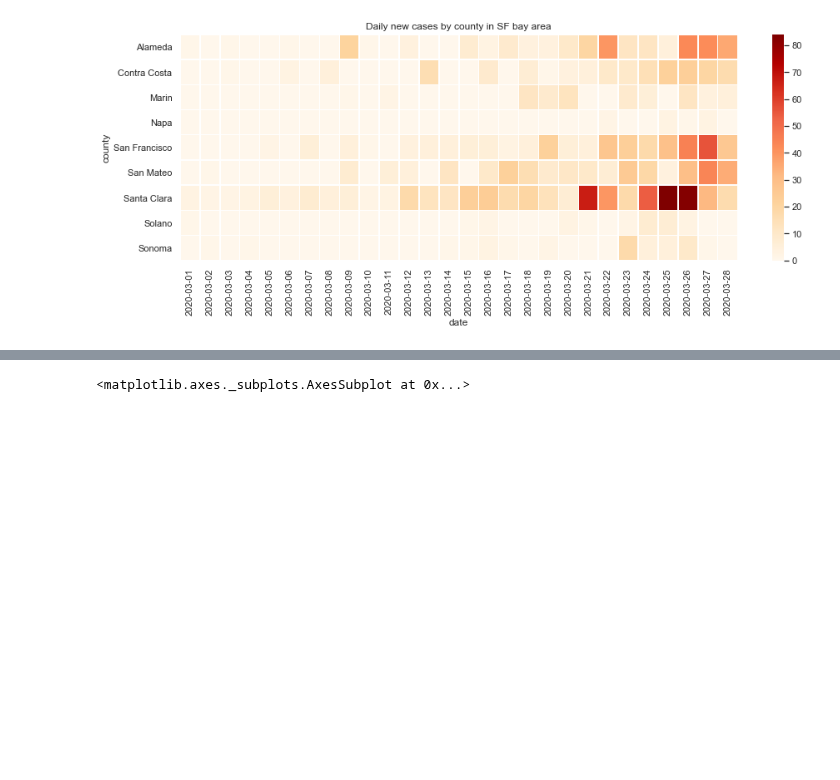
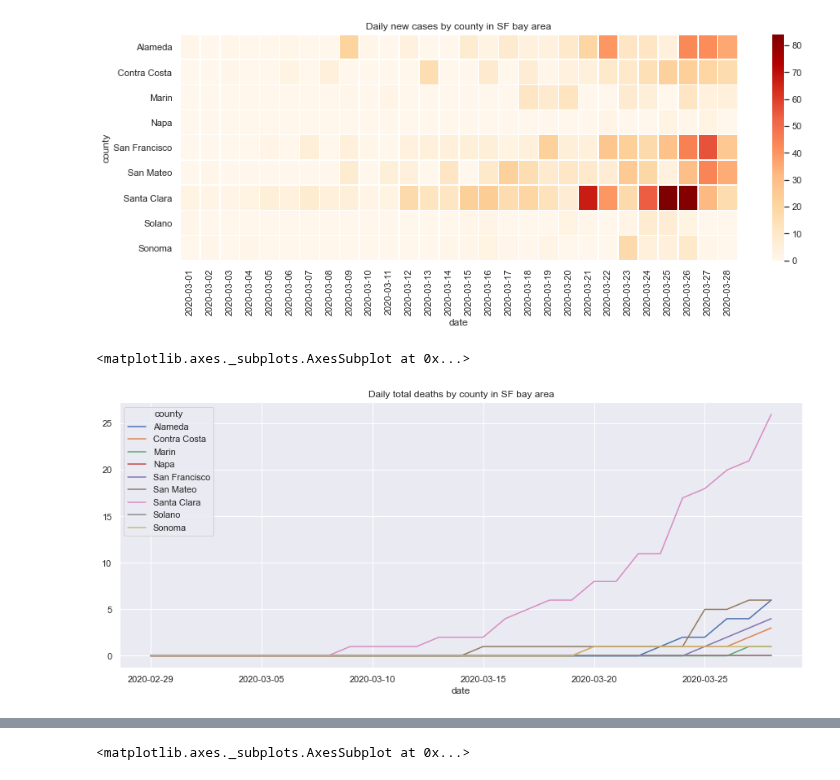
Before and after one commit to yosukesuzuki/covid19-sf-bayarea, a Jupyter notebook: SF-bay-area-COVID19-new-cases-by-county-by-date.ipynb, the cells around one changed output, grey strips where cells are left out. Saved outputs shown, nothing was run; the diff lists cells and outputs as text; code cells hidden in the pictures; blank space fills up the shorter version.

```diff
--- a/SF-bay-area-COVID19-new-cases-by-county-by-date.ipynb
+++ b/SF-bay-area-COVID19-new-cases-by-county-by-date.ipynb
@@ -84,3 +32,11 @@ sns.heatmap(by_county_by_date_diff.T, cmap="OrRd",linewidths=.5, ax=ax)
 # %% [output]
 <matplotlib.axes._subplots.AxesSubplot at 0x...>
 [figure]
+# %%
+death_by_county_by_date = ca_df_mar.pivot_table(index='date', columns='county',values='deaths', fill_value=0)[BAY_AREA]
+# death_by_county_by_date
+# %%
+death_by_county_by_date.plot.line(figsize=(15,6), title='Daily total deaths by county in SF bay area')
+# %% [output]
+<matplotlib.axes._subplots.AxesSubplot at 0x...>
+[figure, added]
```
Also changed, not shown: parts of 14 cells of this notebook.
